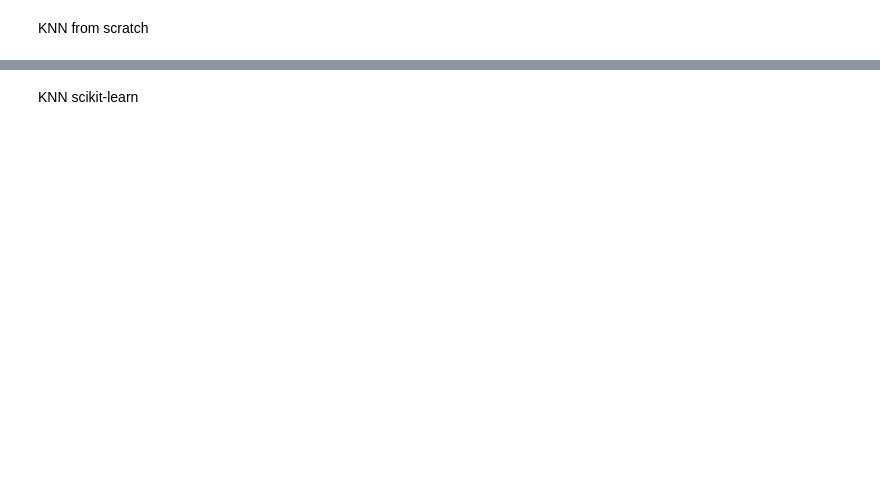
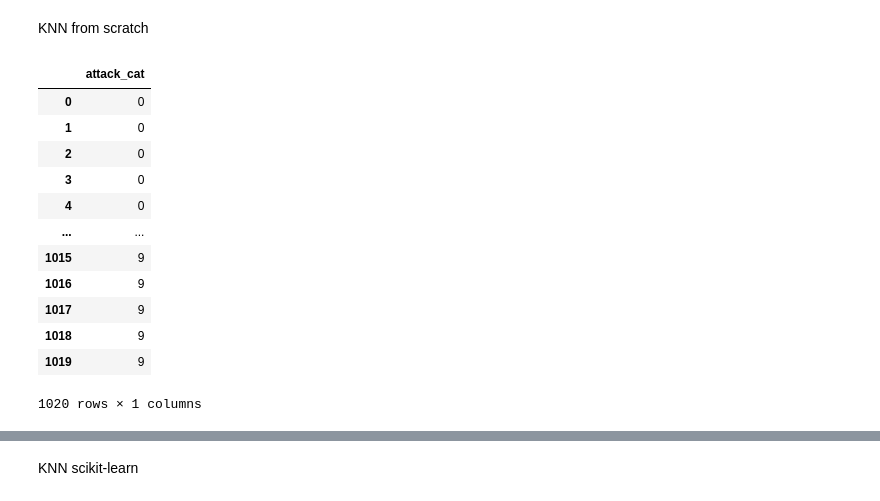
Before and after one commit to DeltDev/Tubes-AI-2-K9, a Jupyter notebook: src/notebook/IF3170 Artificial Intelligence _ Tugas Besar 2 Notebook Template.ipynb, the cells around one changed output, grey strips where cells are left out. Drawn from its saved outputs; the diff is of its cells as text; code cells hidden in the pictures; blank space fills up the shorter version.

```diff
--- a/src/notebook/IF3170 Artificial Intelligence _ Tugas Besar 2 Notebook Template.ipynb
+++ b/src/notebook/IF3170 Artificial Intelligence _ Tugas Besar 2 Notebook Template.ipynb
@@ -628,18 +663,18 @@ Number of data entries in validation set with missing values: 0
 # %%
-x_train = train_set.drop('attack_cat', axis=1)
-y_train = train_set['attack_cat']
+# x_train = train_set.drop('attack_cat', axis=1)
+# y_train = train_set['attack_cat']
 
-x_val = val_set.drop('attack_cat', axis=1)
-y_val = val_set['attack_cat']
+# x_val = val_set.drop('attack_cat', axis=1)
+# y_val = val_set['attack_cat']
 
-selector = FeatureSelector()
+# selector = FeatureSelector()
 
-x_train_processed, y_train_processed = selector.fit(x_train, y_train).transform(x_train)
-x_val_processed, y_val_processed = selector.fit(x_val, y_val).transform(x_val)
+# x_train_processed, y_train_processed = selector.fit(x_train, y_train).transform(x_train)
+# x_val_processed, y_val_processed = selector.fit(x_val, y_val).transform(x_val)
 
-# Hasil akhir Feature Selection
-train_set = pd.concat([x_train_processed, y_train_processed], axis=1)
-val_set = pd.concat([x_val_processed, y_val_processed], axis=1)
+# # Hasil akhir Feature Selection
+# train_set = pd.concat([x_train_processed, y_train_processed], axis=1)
+# val_set = pd.concat([x_val_processed, y_val_processed], axis=1)
 
-print(f"Hasil kolom train_set yang terpilih: {train_set.columns}")
-print(f"Hasil kolom val_set yang terpilih: {train_set.columns}")
+# print(f"Hasil kolom train_set yang terpilih: {train_set.columns}")
+# print(f"Hasil kolom val_set yang terpilih: {train_set.columns}")
@@ -657,14 +689,21 @@ Ubah kolom dengan dtype _object_ menjadi float.
 # %%
 train_set_numeric = train_set.copy()
 for col in train_set_numeric.select_dtypes(include=["object", "bool"]).columns:
-    if col != "target":
+    if col != "attack_cat":
         train_set_numeric[col] = train_set_numeric[col].astype(float)
 
-train_set_X = train_set_numeric.loc[:, train_set_numeric.columns != "target"]
-train_set_y = train_set_numeric["target"]
+train_set_X = train_set_numeric.loc[:, train_set_numeric.columns != "attack_cat"]
+train_set_y = train_set_numeric["attack_cat"]
+
+label_encoder = LabelEncoder()
+y = label_encoder.fit_transform(train_set_y)
+y = pd.DataFrame(y, columns=["attack_cat"])
+
 
 test_input = train_set_numeric.iloc[0:1].copy()
 print(f"Test input: {test_input}")
 
-test_input = test_input.drop(columns = ["target"])
+test_input = test_input.drop(columns = ["attack_cat"])
+
+print(test_input)
 # %% [output]
@@ -673,3 +727,19 @@ Test input:    label  proto_udp  state_INT  service_-        PC1      PC2  targe
 # %% [markdown]
 KNN from scratch
+# %%
+y
+# %% [output]
+|  | attack_cat |
+| 0 | 0 |
+| 1 | 0 |
+| 2 | 0 |
+| 3 | 0 |
+| 4 | 0 |
+| ... | ... |
+| 1015 | 9 |
+| 1016 | 9 |
+| 1017 | 9 |
+| 1018 | 9 |
+| 1019 | 9 |
+1020 rows × 1 columns
 # %%
```
Also changed, not shown: parts of 30 cells of this notebook, 16 other files.
